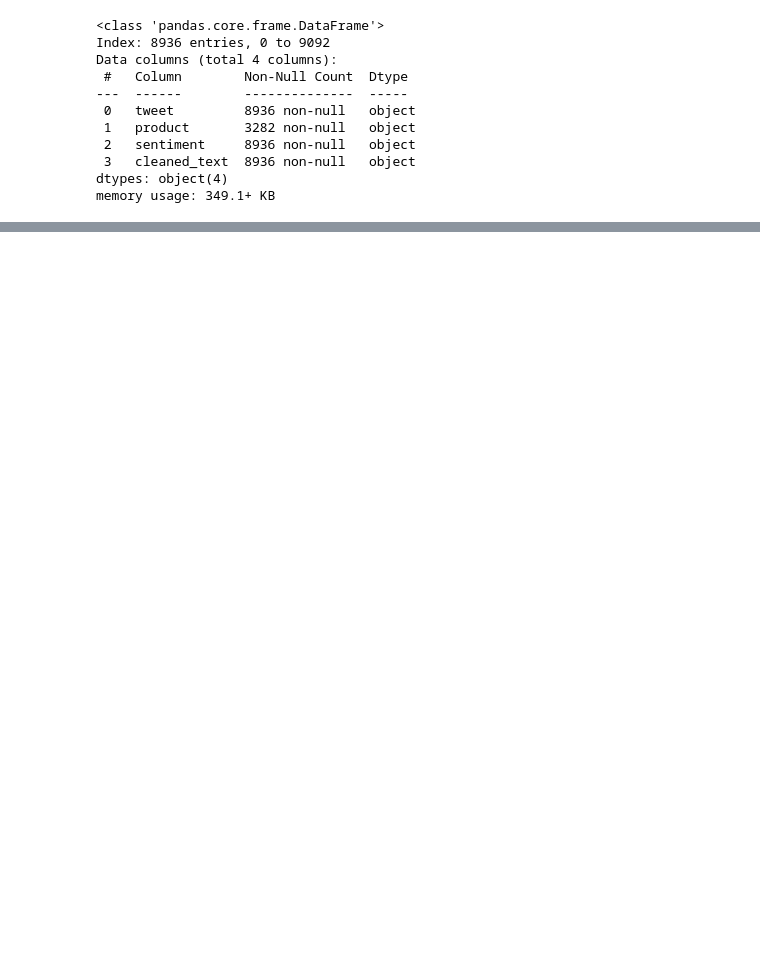
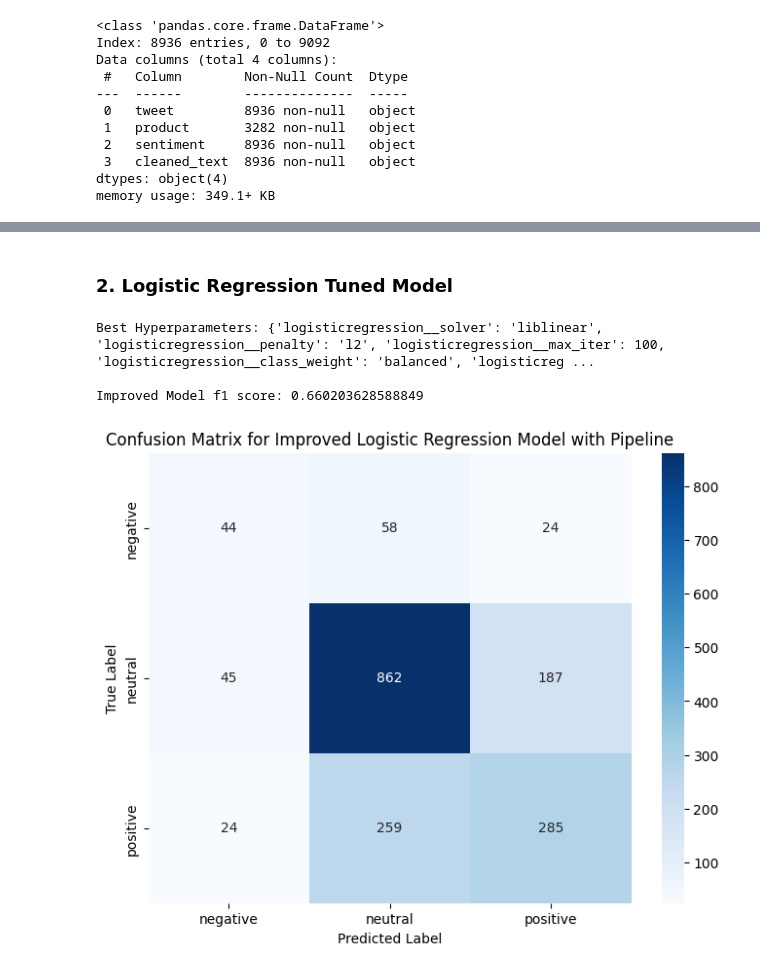
Before and after one commit to NgureGlo/Tweet_Sentiment_Classifier, a Jupyter notebook: twitter_sentiment_analysis.ipynb, the cells around one changed output, grey strips where cells are left out. Drawn from its saved outputs; the diff is of its cells as text; code cells hidden in the pictures; blank space fills up the shorter version.

```diff
--- a/twitter_sentiment_analysis.ipynb
+++ b/twitter_sentiment_analysis.ipynb
@@ -494,0 +524,60 @@ Confusion Matrix:
+# %% [markdown]
+### 2. Logistic Regression Tuned Model
+# %%
+# Define the hyperparameter distribution, including class_weight
+param_distributions = {
+    'logisticregression__C': [0.001, 0.01, 0.1, 1, 10, 100],
+    'logisticregression__solver': ['liblinear', 'lbfgs', 'saga'],
+    'logisticregression__class_weight': ['balanced', None],
+    'logisticregression__penalty': ['l1', 'l2'],
+    'logisticregression__max_iter': [100, 200, 300]
+}
+
+# Create a pipeline with Logistic Regression
+pipeline = Pipeline([
+    ('logisticregression', LogisticRegression())
+])
+
+# Initialize Randomized Search
+random_search = RandomizedSearchCV(pipeline,
+                                   param_distributions,
+                                   scoring='f1_weighted',
+                                   n_iter=10,
+                                   cv=5,
+                                   random_state=42,
+                                   n_jobs=-1)
+
+# Fit the model on the training data
+random_search.fit(X_train, y_train)
+
+# Get the best parameters
+best_params = random_search.best_params_
+print("Best Hyperparameters:", best_params)
+print()
+
+# Predict using the best model
+best_model = random_search.best_estimator_
+y_pred_tuned = best_model.predict(X_test)
+
+# Evaluate the tuned model
+best_f1_score = f1_score(y_test, y_pred_tuned, average='weighted')
+print("Improved Model f1 score:", best_f1_score)
+print()
+
+# Confusion Matrix
+cm_best = confusion_matrix(y_test, y_pred_tuned, labels=['negative', 'neutral', 'positive'])
+
+# Plotting the confusion matrix
+plt.figure(figsize=(8, 6))
+sns.heatmap(cm_best, annot=True, fmt="d", cmap="Blues",
+            xticklabels=['negative', 'neutral', 'positive'],
+            yticklabels=['negative', 'neutral', 'positive'])
+plt.xlabel('Predicted Label')
+plt.ylabel('True Label')
+plt.title('Confusion Matrix for Improved Logistic Regression Model with Pipeline')
+plt.show()
+# %% [output]
+Best Hyperparameters: {'logisticregression__solver': 'liblinear', 'logisticregression__penalty': 'l2', 'logisticregression__max_iter': 100, 'logisticregression__class_weight': 'balanced', 'logisticreg ...
+
+Improved Model f1 score: 0.660203628588849
+[figure, added]
```
Also changed, not shown: parts of 82 cells of this notebook.
